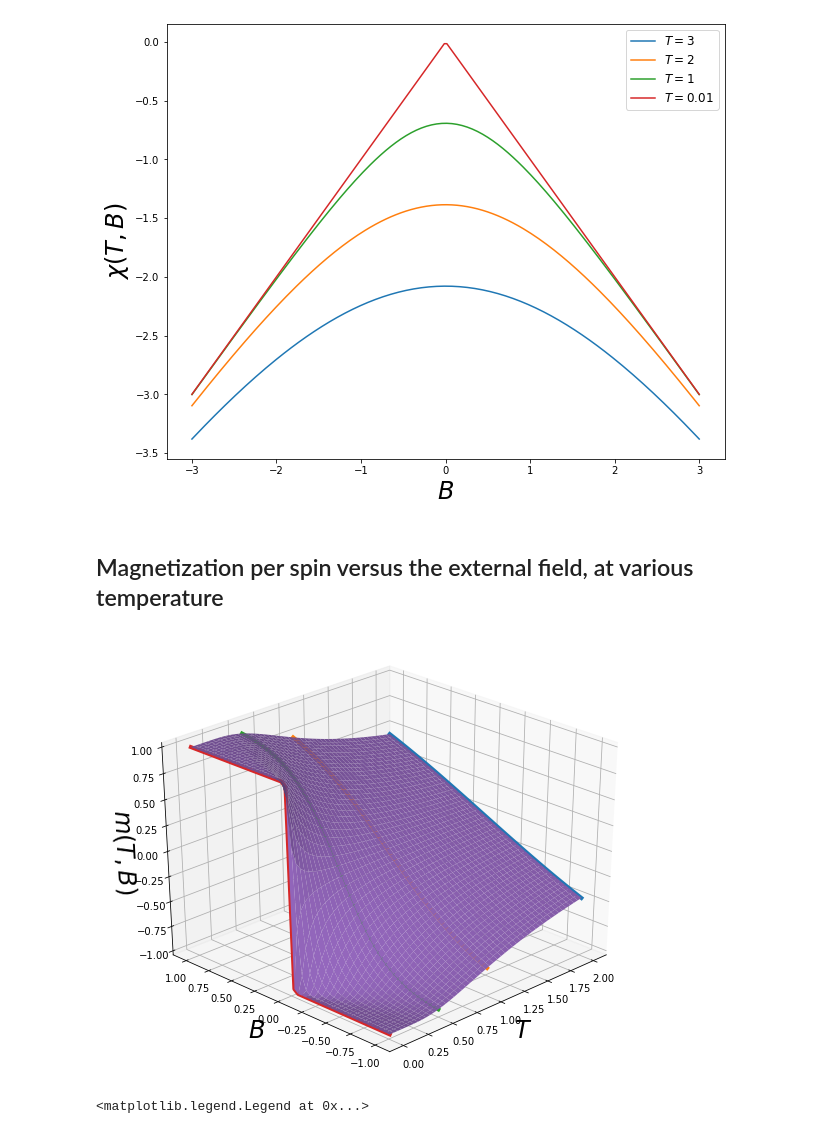
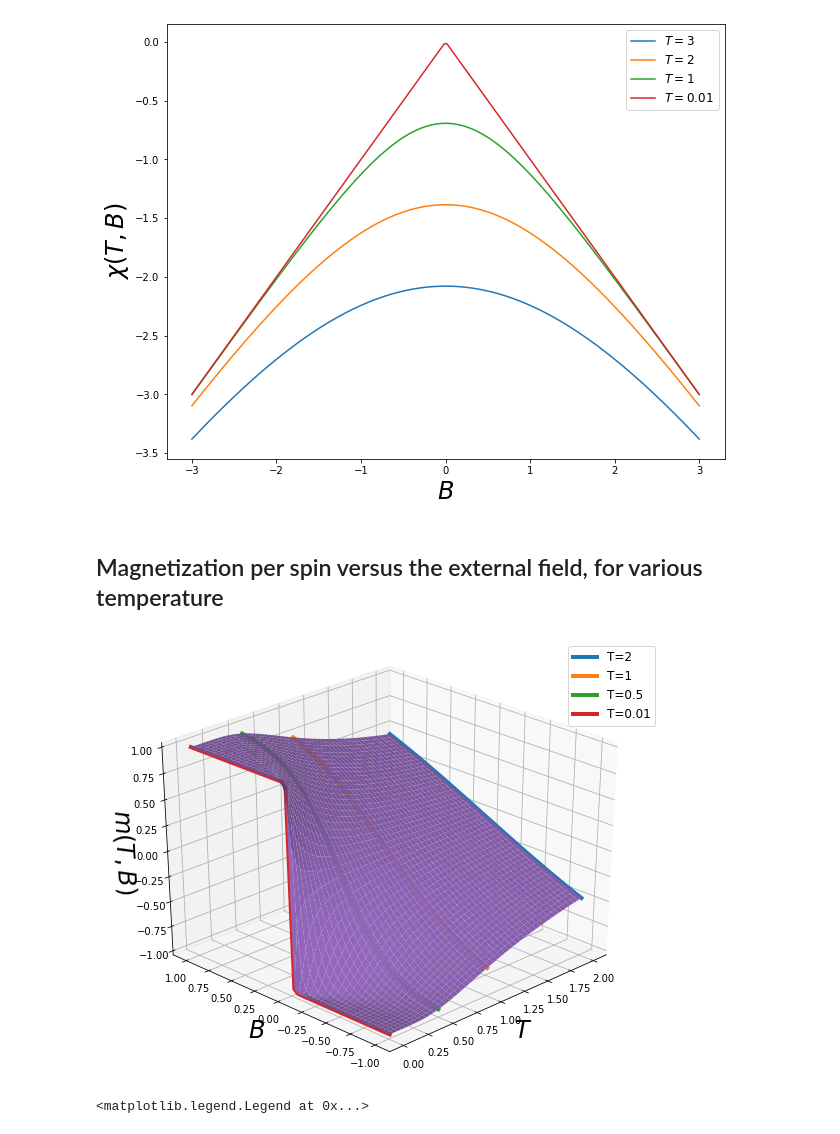
Before and after one commit to pcchen/StatMech, a Jupyter notebook: Ising Model-Non Interacting Spins.ipynb, the cells around one changed output. Drawn from its saved outputs; the diff is of its cells as text; code cells hidden in the pictures.

```diff
--- a/Ising Model-Non Interacting Spins.ipynb
+++ b/Ising Model-Non Interacting Spins.ipynb
@@ -96,30 +96,30 @@ ax.legend(fontsize=12)
 <matplotlib.legend.Legend at 0x...>
 [figure]
 # %% [markdown]
-## Magnetization per spin versus the external field, at various temperature
+## Magnetization per spin versus the external field, for various temperature
 # %%
 from mpl_toolkits.mplot3d import Axes3D
 
 fig = plt.figure(figsize=(10,8))
 ax = fig.add_subplot(111, projection='3d',azim=-30, elev=30)
 
 B = np.linspace(-1, 1)
 for t in [2, 1, 0.5, 0.01]:
     T = t*np.ones_like(B)
     ax.plot(T, B, m(T, B), linewidth=4, label=r'T={}'.format(t))
 
 T = np.linspace(0.01, 2)
 B = np.linspace(-1, 1)
 T, B = np.meshgrid(T, B)
 ax.plot_surface(T, B, m(T, B))
 
 ax.set_xlabel(r'$T$', fontsize=24)
 ax.set_ylabel(r'$B$', fontsize=24)
 ax.set_zlabel(r'$m(T, B)$', fontsize=24)
-
+ax.legend(fontsize=12)
 ax.view_init(elev=30., azim=-135)
 # %% [output]
-[figure, old version]
+[figure, new version]
 # %%
 fig, ax = plt.subplots(figsize=(10,8))
 
```
Also changed, not shown: parts of 4 cells of this notebook, 1 other file.
